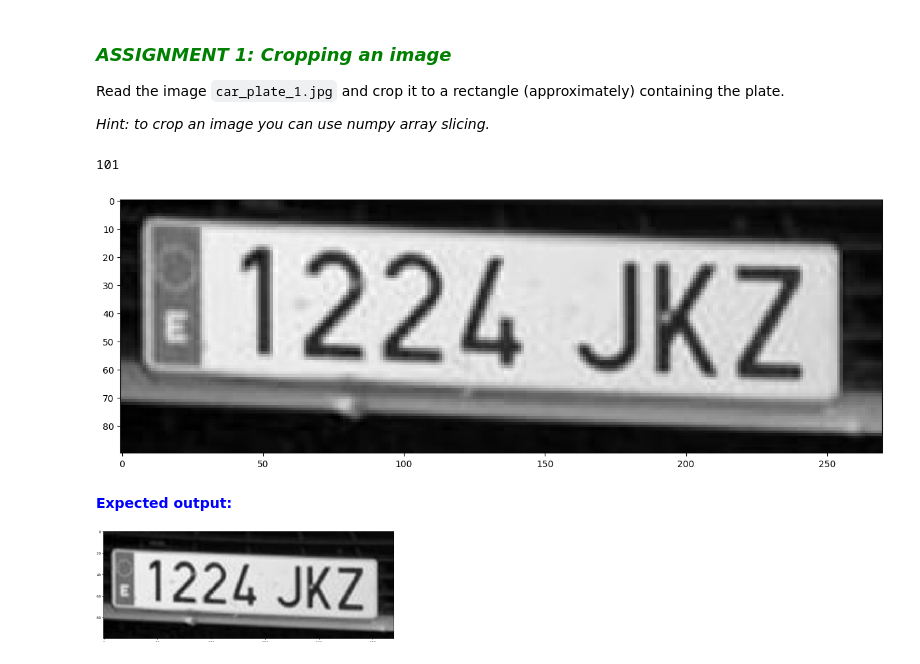
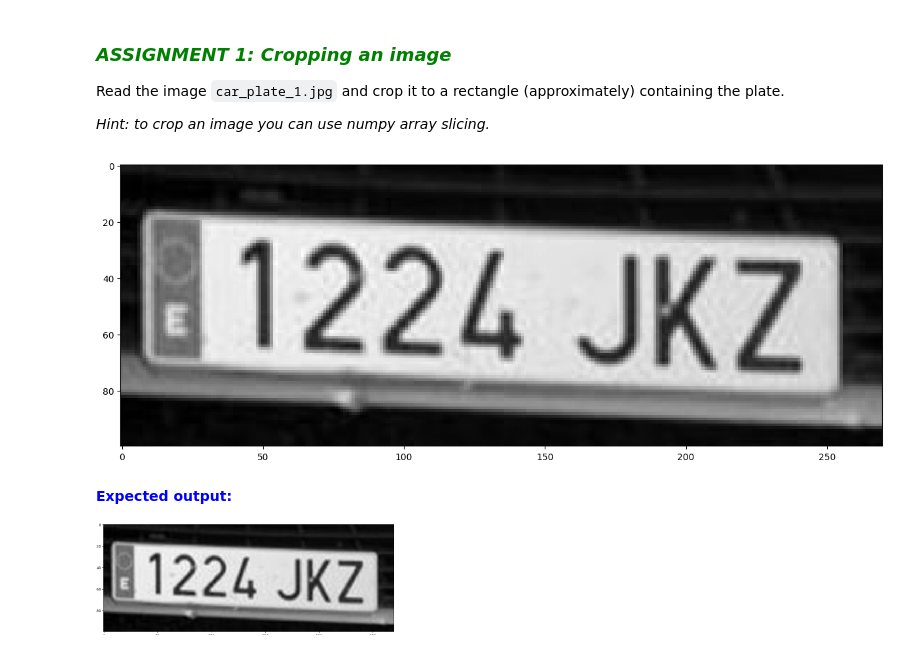
Before and after one commit to Croissanton/cvlab, a Jupyter notebook: Chapter 02. Image processing/2.1 IP tools.ipynb, the cells around one changed output. Drawn from its saved outputs; the diff is of its cells as text; code cells hidden in the pictures.

```diff
--- a/Chapter 02. Image processing/2.1 IP tools.ipynb
+++ b/Chapter 02. Image processing/2.1 IP tools.ipynb
@@ -101,16 +101,14 @@ Read the image `car_plate_1.jpg` and crop it to a rectangle (approximately) cont
 # %%
 # ** ASSIGNMENT 1 **
 # Load the image, crop it around the car plate and show it
 # Write your code here!
 
 image = cv2.imread(images_path + 'car_plate_1.jpg',cv2.IMREAD_GRAYSCALE) # Load the image
-print(image[3][4])
-image_cropped = image[310:400, 200:470] # crop it
+image_cropped = image[300:400, 200:470] # crop it
 plt.imshow(image_cropped, cmap='gray') # show it!
 plt.show()
 # %% [output]
-101
-[figure, old version]
+[figure, new version]
 # %% [markdown]
 <font color='blue'>**Expected output:**  </font>
 
```
Also changed, not shown: parts of 6 cells of this notebook, 3 other files.
